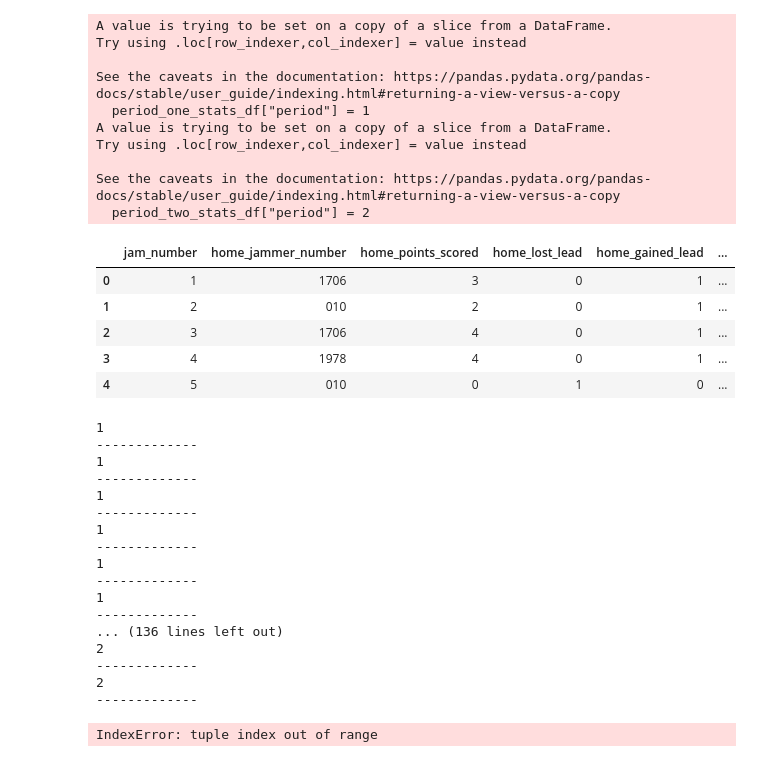
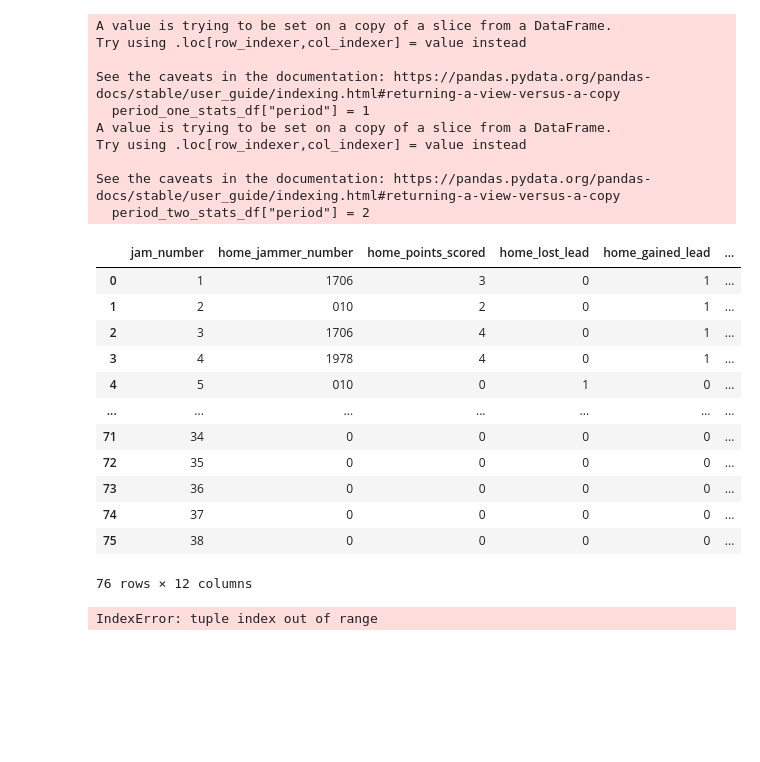
Before and after one commit to Jen-Dean/GGRD_DataBase, a Jupyter notebook: final_notebooks/draft_creating_jams_table.ipynb, the cells around one changed output. Drawn from its saved outputs; the diff is of its cells as text; code cells hidden in the pictures; blank space fills up the shorter version.

```diff
--- a/final_notebooks/draft_creating_jams_table.ipynb
+++ b/final_notebooks/draft_creating_jams_table.ipynb
@@ -101,6 +101,7 @@ def clean_sk(path):
                     "not_needed"]
     stats_df  = stats_df.drop(["not_needed"], axis = 1)
     stats_df = stats_df.fillna("0")
+    stats_df = stats_df[(stats_df.T != 0).any()]
     stats_df = stats_df.reset_index(drop=True)
 
     #Splitting Period one and two into separate dataframes
@@ -116,42 +181,28 @@ def clean_sk(path):
 # %%
 scores_df = clean_sk("../STATS/all_stars_2018/test.xlsx")
-scores_df.head()
+data_dict = clean_igrf("../STATS/all_stars_2018/test.xlsx")
+scores_df
 # %% [output]
 A value is trying to be set on a copy of a slice from a DataFrame.
 Try using .loc[row_indexer,col_indexer] = value instead
 
 See the caveats in the documentation: https://pandas.pydata.org/pandas-docs/stable/user_guide/indexing.html#returning-a-view-versus-a-copy
   period_one_stats_df["period"] = 1
 A value is trying to be set on a copy of a slice from a DataFrame.
 Try using .loc[row_indexer,col_indexer] = value instead
 
 See the caveats in the documentation: https://pandas.pydata.org/pandas-docs/stable/user_guide/indexing.html#returning-a-view-versus-a-copy
   period_two_stats_df["period"] = 2
 |  | jam_number | home_jammer_number | home_points_scored | home_lost_lead | home_gained_lead | ... |
 | 0 | 1 | 1706 | 3 | 0 | 1 | ... |
 | 1 | 2 | 010 | 2 | 0 | 1 | ... |
 | 2 | 3 | 1706 | 4 | 0 | 1 | ... |
 | 3 | 4 | 1978 | 4 | 0 | 1 | ... |
 | 4 | 5 | 010 | 0 | 1 | 0 | ... |
+| ... | ... | ... | ... | ... | ... | ... |
+| 71 | 34 | 0 | 0 | 0 | 0 | ... |
+| 72 | 35 | 0 | 0 | 0 | 0 | ... |
+| 73 | 36 | 0 | 0 | 0 | 0 | ... |
+| 74 | 37 | 0 | 0 | 0 | 0 | ... |
+| 75 | 38 | 0 | 0 | 0 | 0 | ... |
+76 rows × 12 columns
-# %%
-for row in scores_df.itertuples():
-    print(row[12])
-    print("-------------")
-# %% [output]
-1
--------------
-1
--------------
-1
--------------
-1
--------------
-1
--------------
-1
--------------
-... (136 lines left out)
-2
--------------
-2
--------------
```
Also changed, not shown: parts of 10 cells of this notebook.
